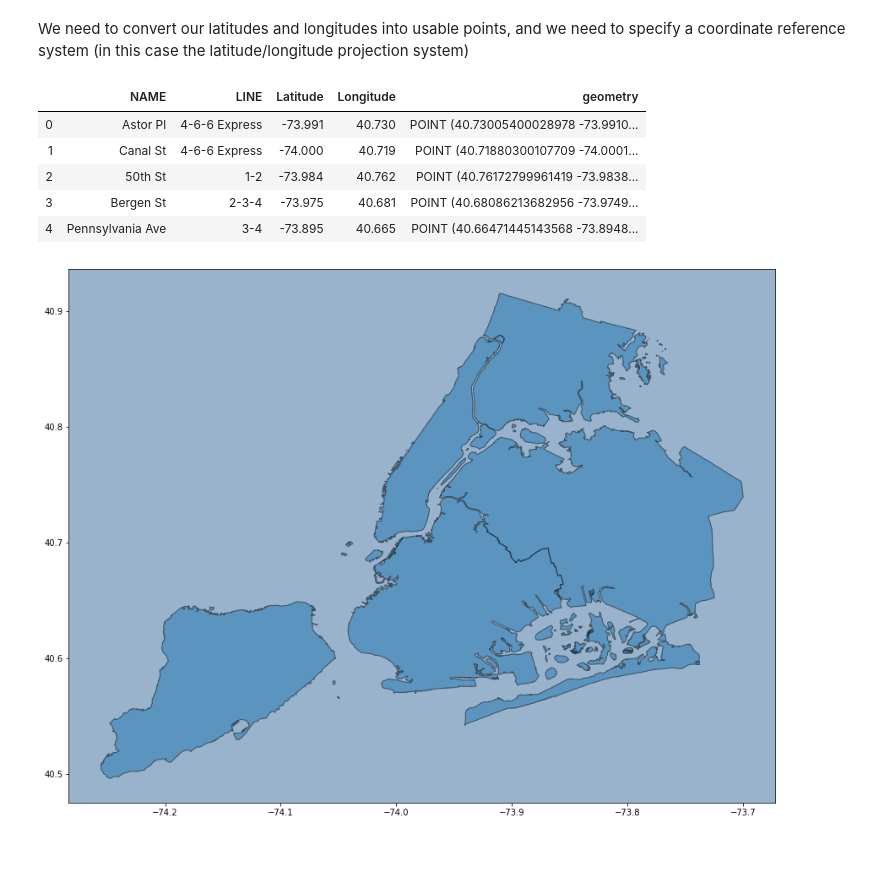
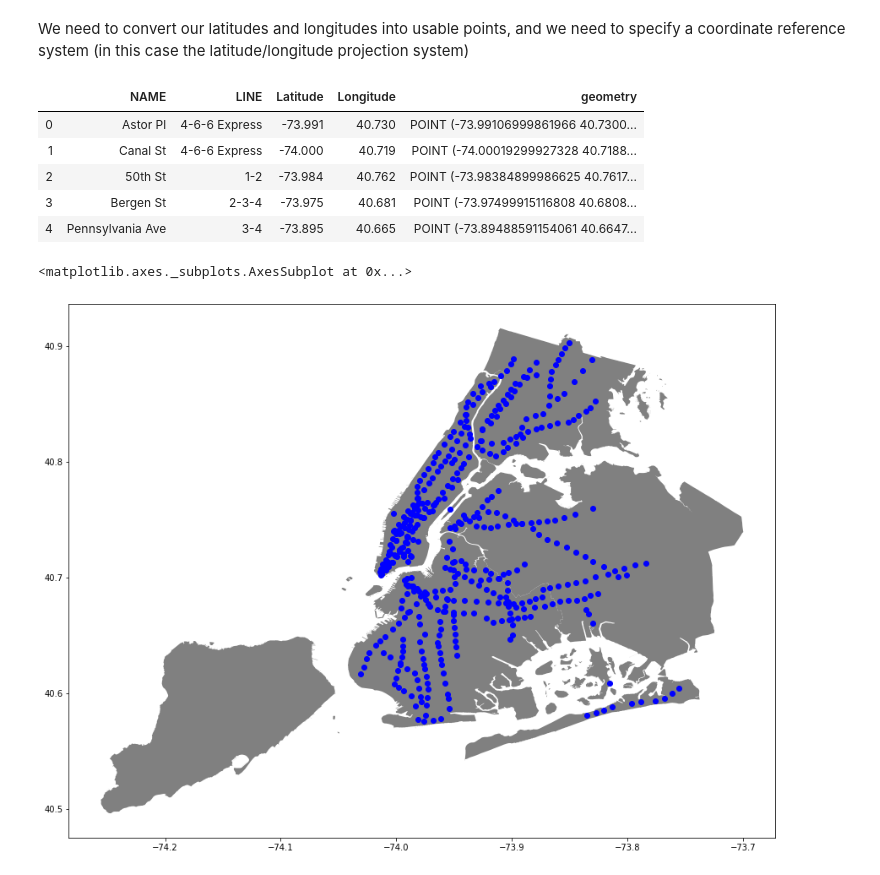
Before and after one commit to floraxinru/project01, a Jupyter notebook: project1/code/Mapping_Data.ipynb, the cells around one changed output. Saved outputs shown, nothing was run; the diff lists cells and outputs as text; code cells hidden in the pictures.

```diff
--- a/project1/code/Mapping_Data.ipynb
+++ b/project1/code/Mapping_Data.ipynb
@@ -71,3 +54,5 @@ station_df = pd.read_csv('DOITT_SUBWAY_STATION_01_13SEPT2010.csv')
+# %%
+station_df = pd.read_csv('https://data.cityofnewyork.us/api/views/kk4q-3rt2/rows.csv')
 # %%
 station_df['the_geom'] = station_df['the_geom'].str.lstrip('POINT')
 station_df['the_geom'] = station_df['the_geom'].str.strip()
@@ -111,15 +96,15 @@ ax = streetmap.plot(figsize=(15, 15), alpha=0.5, edgecolor='k')
 # %% [markdown]
 We need to convert our latitudes and longitudes into usable points, and we need to specify a coordinate reference system (in this case the latitude/longitude projection system)
 # %%
-geometry_stations = [Point(xy) for xy in zip(station_df['Longitude'],station_df['Latitude'])]
+geometry_stations = [Point(xy) for xy in zip(station_df['Latitude'], station_df['Longitude'])]
 crs = {'init': 'epsg:4326'}
 # %%
 geo_df = gpd.GeoDataFrame(station_df, crs=crs, geometry=geometry_stations)
 geo_df.head()
 # %% [output]
 |  | NAME | LINE | Latitude | Longitude | geometry |
-| 0 | Astor Pl | 4-6-6 Express | -73.991 | 40.730 | POINT (40.73005400028978 -73.9910... |
-| 1 | Canal St | 4-6-6 Express | -74.000 | 40.719 | POINT (40.71880300107709 -74.0001... |
-| 2 | 50th St | 1-2 | -73.984 | 40.762 | POINT (40.76172799961419 -73.9838... |
-| 3 | Bergen St | 2-3-4 | -73.975 | 40.681 | POINT (40.68086213682956 -73.9749... |
-| 4 | Pennsylvania Ave | 3-4 | -73.895 | 40.665 | POINT (40.66471445143568 -73.8948... |
+| 0 | Astor Pl | 4-6-6 Express | -73.991 | 40.730 | POINT (-73.99106999861966 40.7300... |
+| 1 | Canal St | 4-6-6 Express | -74.000 | 40.719 | POINT (-74.00019299927328 40.7188... |
+| 2 | 50th St | 1-2 | -73.984 | 40.762 | POINT (-73.98384899986625 40.7617... |
+| 3 | Bergen St | 2-3-4 | -73.975 | 40.681 | POINT (-73.97499915116808 40.6808... |
+| 4 | Pennsylvania Ave | 3-4 | -73.895 | 40.665 | POINT (-73.89488591154061 40.6647... |
@@ -133,11 +111,11 @@ def add_basemap(ax, zoom, url='http://tile.stamen.com/terrain/tileZ/tileX/tileY.
 # %%
-# fig, ax = plt.pyplot.subplots(figsize=(15,15))
+fig, ax = plt.pyplot.subplots(figsize=(15,15))
 # minx, miny, maxx, maxy = geo_df.total_bounds
 # ax.set_xlim(minx, maxx)
 # ax.set_ylim(miny, maxy)
-ax = streetmap.plot(figsize=(15, 15), alpha=0.5, edgecolor='k')
-add_basemap(ax, zoom=10)
-# streetmap.plot(ax=ax, color='black');
-#geo_df.plot(ax=ax,color='red');
+# ax = streetmap.plot(figsize=(15, 15), alpha=0.5, edgecolor='k')
+streetmap.plot(ax=ax, color='grey')
+geo_df.plot(ax=ax,color='blue')
 # %% [output]
+<matplotlib.axes._subplots.AxesSubplot at 0x...>
-[figure, old version]
+[figure, new version]
```
Also changed, not shown: parts of 5 cells of this notebook.
